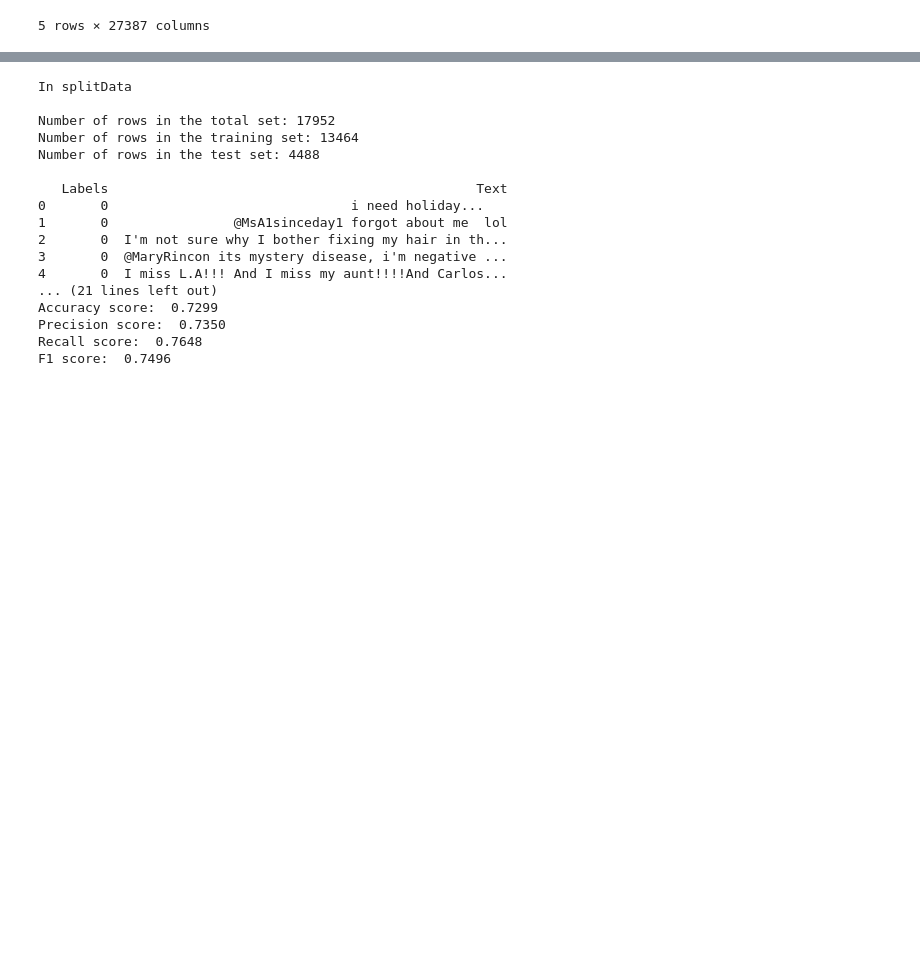
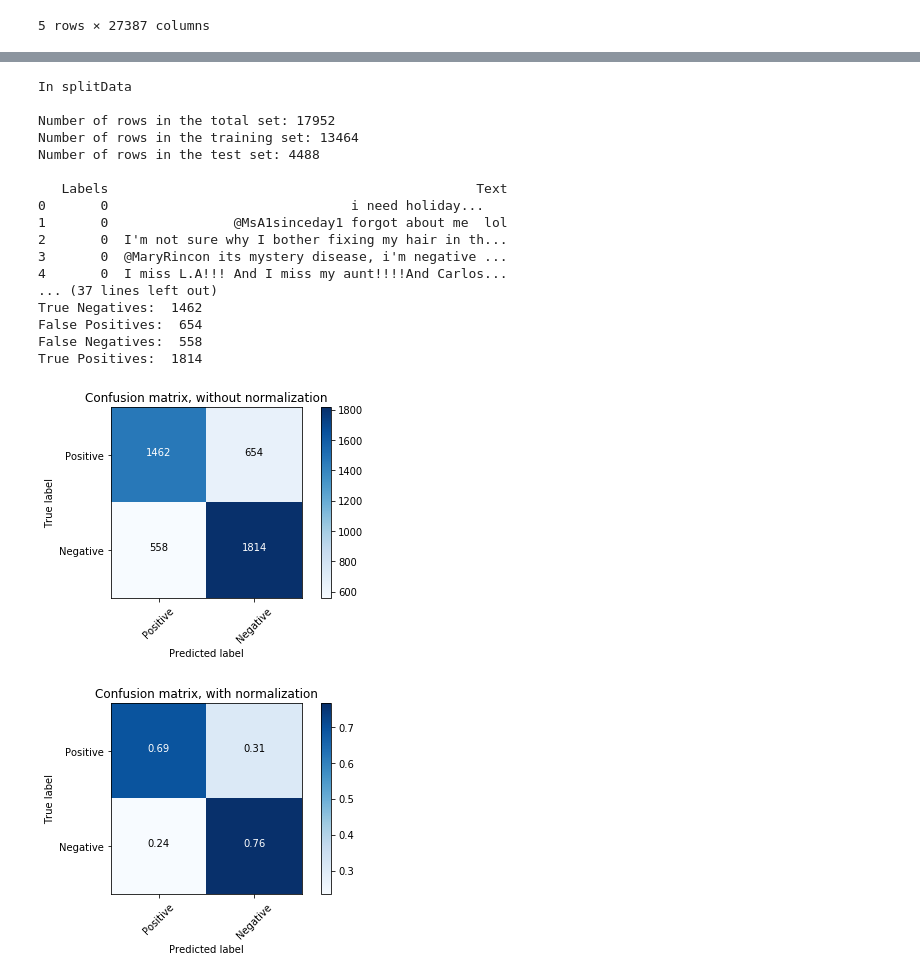
Before and after one commit to psullus/machine-learning, a Jupyter notebook: capstone/capstone.ipynb, the cells around one changed output, grey strips where cells are left out. Cells and saved outputs as stored; diff of their text form; code cells hidden in the pictures; blank space fills up the shorter version.

```diff
--- a/capstone/capstone.ipynb
+++ b/capstone/capstone.ipynb
@@ -109,29 +118,32 @@ F1 score:  0.7664
 # %%
 # Create fit and test the SVM model with CountVectorizer
 cvmodel = Model(twitterLabelledData, debug=True)
 cvmodel.splitData(p=True)
 cvmodel.cvDataset()
 cvmodel.fitSVM()
 cvmodel.predict()
 cvmodel.printScores()
+cvmodel.plotConfusionMatrix()
 # %% [output]
 In splitData
 
 Number of rows in the total set: 17952
 Number of rows in the training set: 13464
 Number of rows in the test set: 4488
 
    Labels                                               Text
 0       0                               i need holiday...
 1       0                @MsA1sinceday1 forgot about me  lol
 2       0  I'm not sure why I bother fixing my hair in th...
 3       0  @MaryRincon its mystery disease, i'm negative ...
 4       0  I miss L.A!!! And I miss my aunt!!!!And Carlos...
-... (21 lines left out)
-Accuracy score:  0.7299
-Precision score:  0.7350
-Recall score:  0.7648
-F1 score:  0.7496
+... (37 lines left out)
+True Negatives:  1462
+False Positives:  654
+False Negatives:  558
+True Positives:  1814
+[figure, added]
+[figure, added]
 # %%
 # Create fit and test the SVM model with TfidfVectorizer
 tfidfmodel = Model(twitterLabelledData, debug=True)
```
Also changed, not shown: parts of 3 cells of this notebook, 4 other files.
